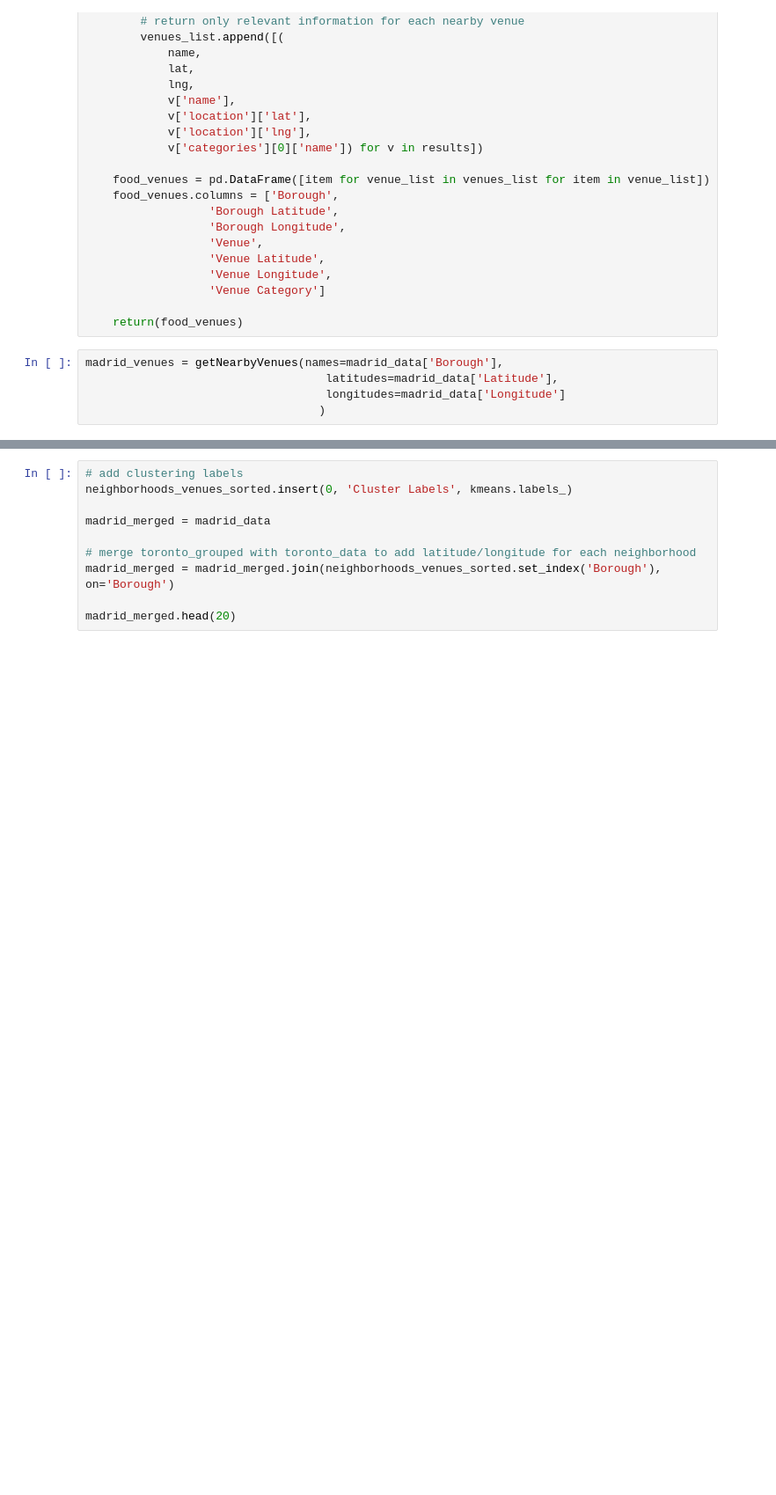
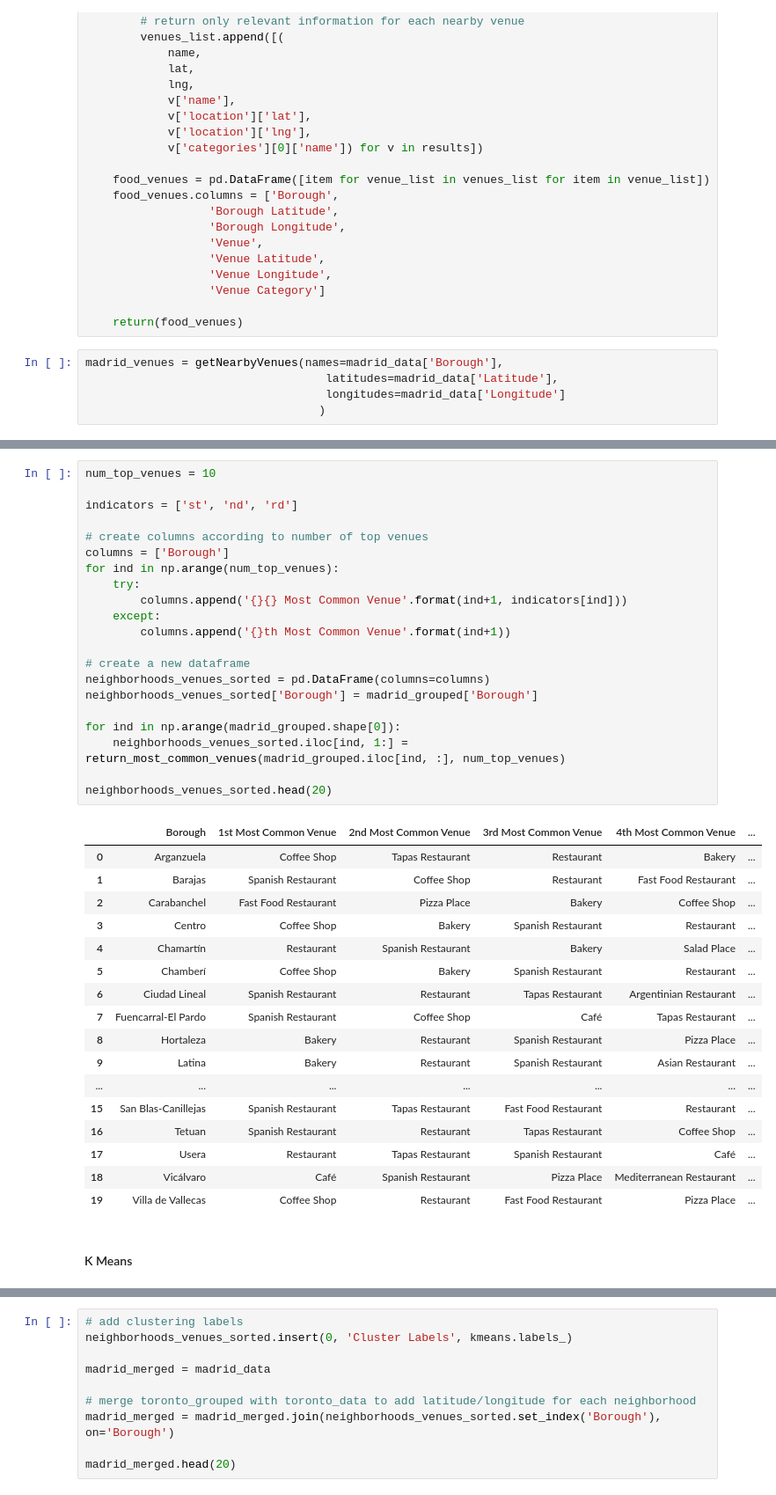
Before and after one commit to LourdesRodriguez/Applied_Data_Science_Capstone, a Jupyter notebook: 20210201_TheBattleofNeighborhoods_Final.ipynb, the cells around one changed output, grey strips where cells are left out. Shown at 88% size. Drawn from its saved outputs; the diff is of its cells as text; blank space fills up the shorter version.

```diff
--- a/20210201_TheBattleofNeighborhoods_Final.ipynb
+++ b/20210201_TheBattleofNeighborhoods_Final.ipynb
@@ -641,3 +649,44 @@ madrid_total
+# %%
+num_top_venues = 10
+
+indicators = ['st', 'nd', 'rd']
+
+# create columns according to number of top venues
+columns = ['Borough']
+for ind in np.arange(num_top_venues):
+    try:
+        columns.append('{}{} Most Common Venue'.format(ind+1, indicators[ind]))
+    except:
+        columns.append('{}th Most Common Venue'.format(ind+1))
+
+# create a new dataframe
+neighborhoods_venues_sorted = pd.DataFrame(columns=columns)
+neighborhoods_venues_sorted['Borough'] = madrid_grouped['Borough']
+
+for ind in np.arange(madrid_grouped.shape[0]):
+    neighborhoods_venues_sorted.iloc[ind, 1:] = return_most_common_venues(madrid_grouped.iloc[ind, :], num_top_venues)
+
+neighborhoods_venues_sorted.head(20)
+# %% [output]
+|  | Borough | 1st Most Common Venue | 2nd Most Common Venue | 3rd Most Common Venue | 4th Most Common Venue | ... |
+| 0 | Arganzuela | Coffee Shop | Tapas Restaurant | Restaurant | Bakery | ... |
+| 1 | Barajas | Spanish Restaurant | Coffee Shop | Restaurant | Fast Food Restaurant | ... |
+| 2 | Carabanchel | Fast Food Restaurant | Pizza Place | Bakery | Coffee Shop | ... |
+| 3 | Centro | Coffee Shop | Bakery | Spanish Restaurant | Restaurant | ... |
+| 4 | Chamartín | Restaurant | Spanish Restaurant | Bakery | Salad Place | ... |
+| 5 | Chamberí | Coffee Shop | Bakery | Spanish Restaurant | Restaurant | ... |
+| 6 | Ciudad Lineal | Spanish Restaurant | Restaurant | Tapas Restaurant | Argentinian Restaurant | ... |
+| 7 | Fuencarral-El Pardo | Spanish Restaurant | Coffee Shop | Café | Tapas Restaurant | ... |
+| 8 | Hortaleza | Bakery | Restaurant | Spanish Restaurant | Pizza Place | ... |
+| 9 | Latina | Bakery | Restaurant | Spanish Restaurant | Asian Restaurant | ... |
+| ... | ... | ... | ... | ... | ... | ... |
+| 15 | San Blas-Canillejas | Spanish Restaurant | Tapas Restaurant | Fast Food Restaurant | Restaurant | ... |
+| 16 | Tetuan | Spanish Restaurant | Restaurant | Tapas Restaurant | Coffee Shop | ... |
+| 17 | Usera | Restaurant | Tapas Restaurant | Spanish Restaurant | Café | ... |
+| 18 | Vicálvaro | Café | Spanish Restaurant | Pizza Place | Mediterranean Restaurant | ... |
+| 19 | Villa de Vallecas | Coffee Shop | Restaurant | Fast Food Restaurant | Pizza Place | ... |
+# %% [markdown]
+#### K Means
 # %%
 #Transforming the dataset (madrid_total) by scaling each feature
 X = MinMaxScaler().fit_transform(madrid_total.iloc[:,1:])
```
Also changed, not shown: parts of 41 cells of this notebook.
